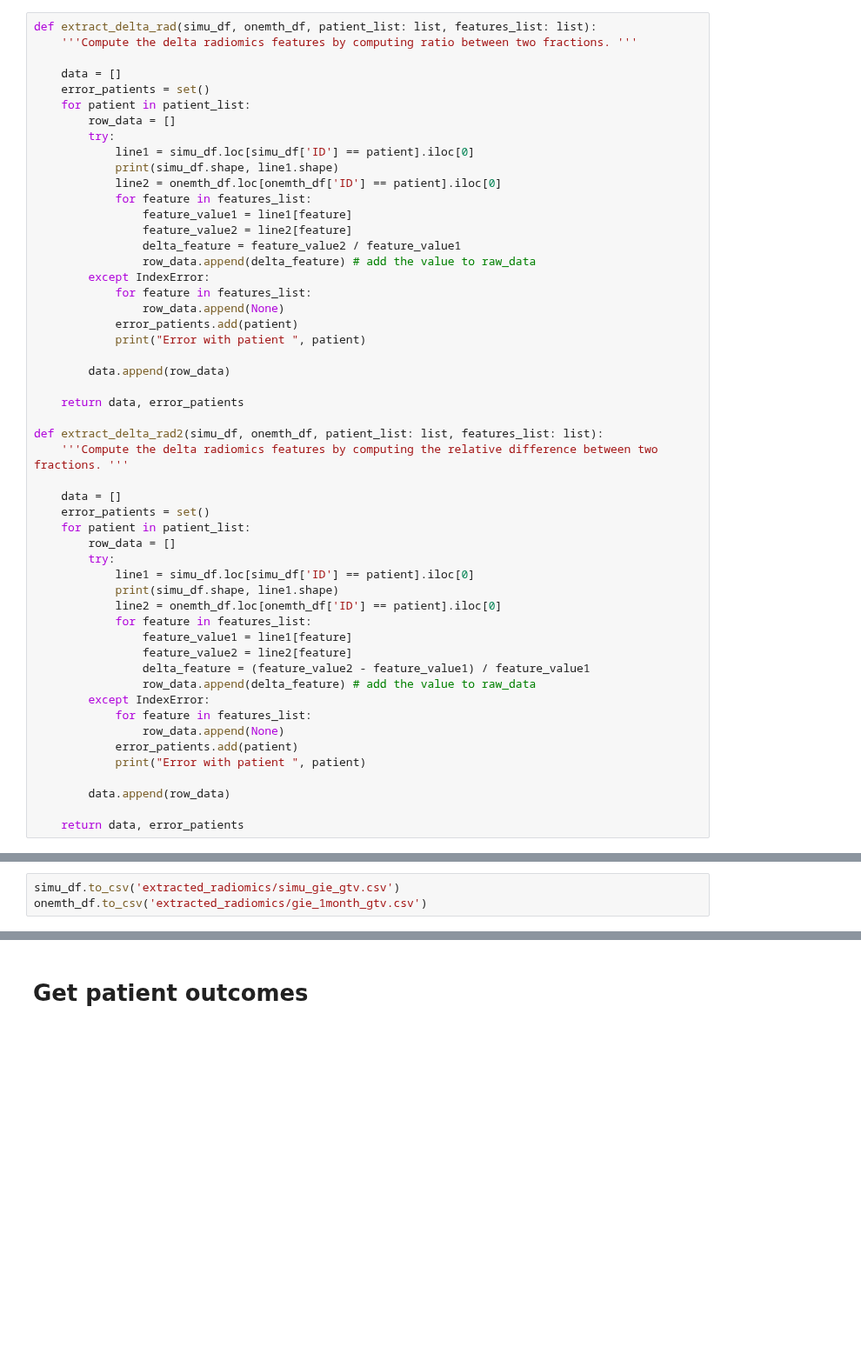
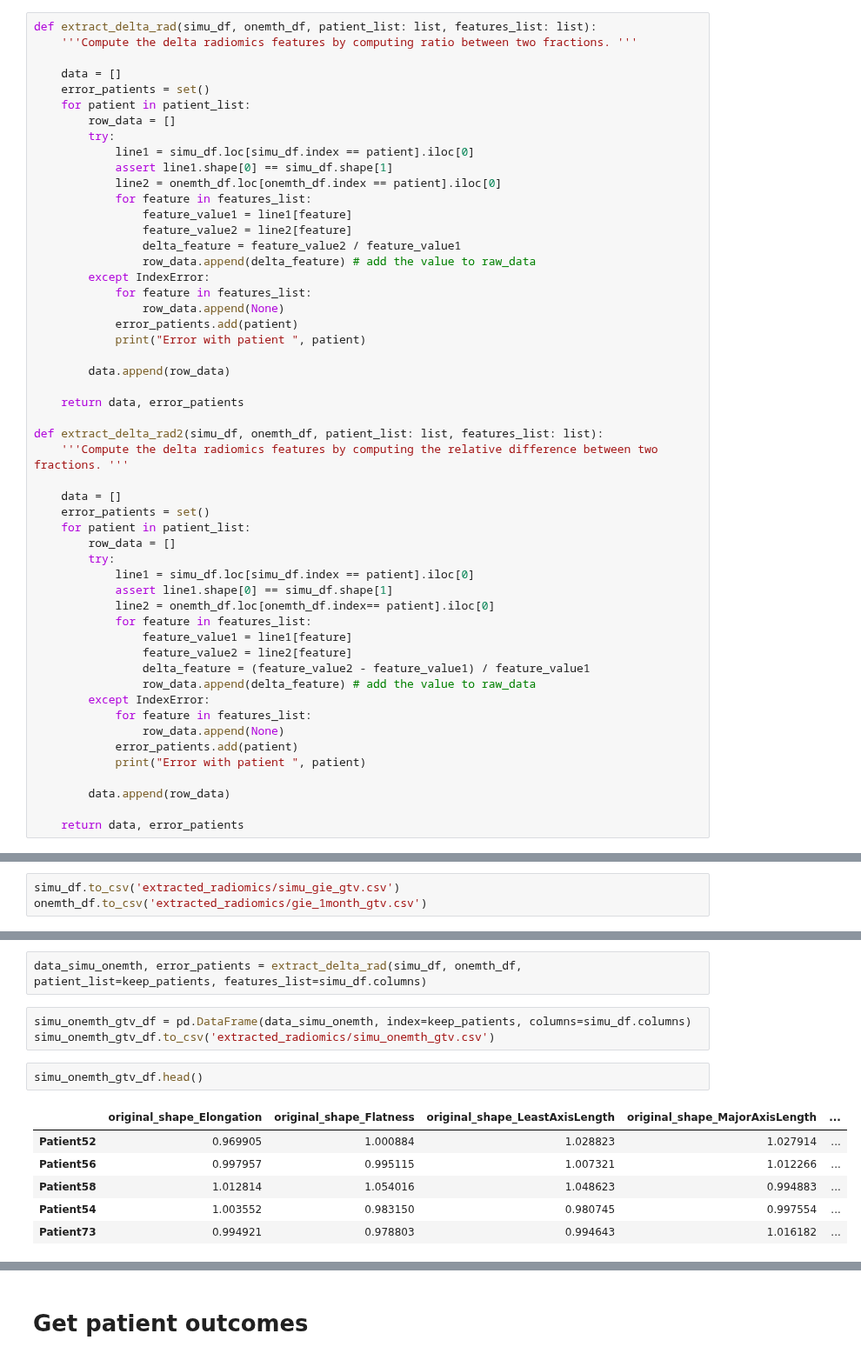
Before and after one commit to ftach/delta-rad, a Jupyter notebook: radiomics_csv_extract.ipynb, the cells around one changed output, grey strips where cells are left out. Shown at 87% size. Drawn from its saved outputs; the diff is of its cells as text; blank space fills up the shorter version.

```diff
--- a/radiomics_csv_extract.ipynb
+++ b/radiomics_csv_extract.ipynb
@@ -492,9 +492,9 @@ def extract_delta_rad(simu_df, onemth_df, patient_list: list, features_list: lis
     for patient in patient_list:
         row_data = []
         try:
-            line1 = simu_df.loc[simu_df['ID'] == patient].iloc[0]
-            print(simu_df.shape, line1.shape)
-            line2 = onemth_df.loc[onemth_df['ID'] == patient].iloc[0]
+            line1 = simu_df.loc[simu_df.index == patient].iloc[0]
+            assert line1.shape[0] == simu_df.shape[1]
+            line2 = onemth_df.loc[onemth_df.index == patient].iloc[0]
             for feature in features_list:
                 feature_value1 = line1[feature]
                 feature_value2 = line2[feature]
@@ -518,9 +518,9 @@ def extract_delta_rad2(simu_df, onemth_df, patient_list: list, features_list: li
     for patient in patient_list:
         row_data = []
         try:
-            line1 = simu_df.loc[simu_df['ID'] == patient].iloc[0]
-            print(simu_df.shape, line1.shape)
-            line2 = onemth_df.loc[onemth_df['ID'] == patient].iloc[0]
+            line1 = simu_df.loc[simu_df.index == patient].iloc[0]
+            assert line1.shape[0] == simu_df.shape[1]
+            line2 = onemth_df.loc[onemth_df.index== patient].iloc[0]
             for feature in features_list:
                 feature_value1 = line1[feature]
                 feature_value2 = line2[feature]
@@ -578,0 +581,14 @@ onemth_df.to_csv('extracted_radiomics/gie_1month_gtv.csv')
+# %%
+data_simu_onemth, error_patients = extract_delta_rad(simu_df, onemth_df, patient_list=keep_patients, features_list=simu_df.columns)
+# %%
+simu_onemth_gtv_df = pd.DataFrame(data_simu_onemth, index=keep_patients, columns=simu_df.columns)
+simu_onemth_gtv_df.to_csv('extracted_radiomics/simu_onemth_gtv.csv')
+# %%
+simu_onemth_gtv_df.head()
+# %% [output]
+|  | original_shape_Elongation | original_shape_Flatness | original_shape_LeastAxisLength | original_shape_MajorAxisLength | ... |
+| Patient52 | 0.969905 | 1.000884 | 1.028823 | 1.027914 | ... |
+| Patient56 | 0.997957 | 0.995115 | 1.007321 | 1.012266 | ... |
+| Patient58 | 1.012814 | 1.054016 | 1.048623 | 0.994883 | ... |
+| Patient54 | 1.003552 | 0.983150 | 0.980745 | 0.997554 | ... |
+| Patient73 | 0.994921 | 0.978803 | 0.994643 | 1.016182 | ... |
```
Also changed, not shown: parts of 5 cells of this notebook, 3 other files.
